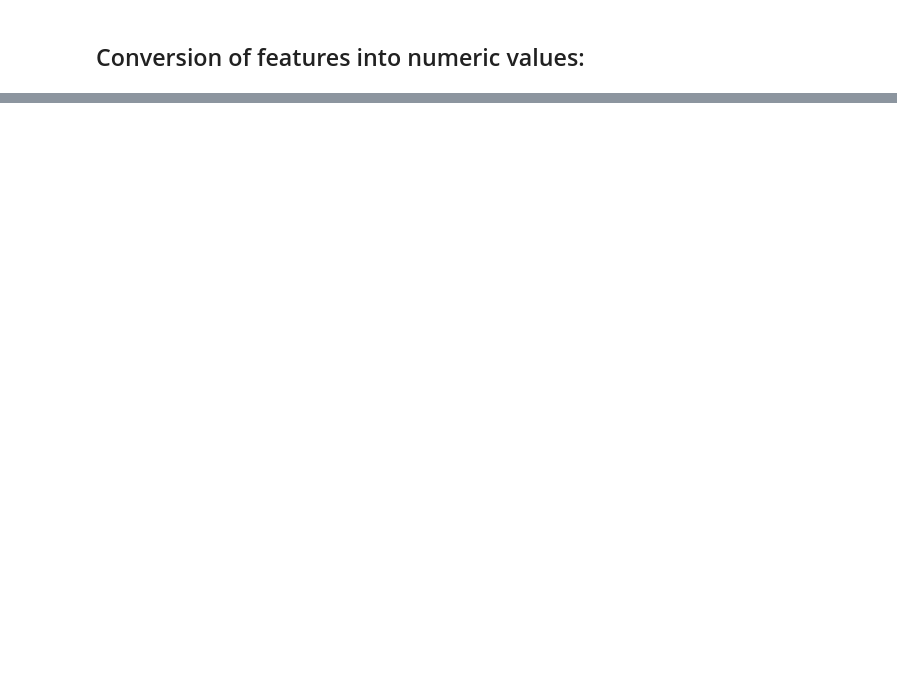
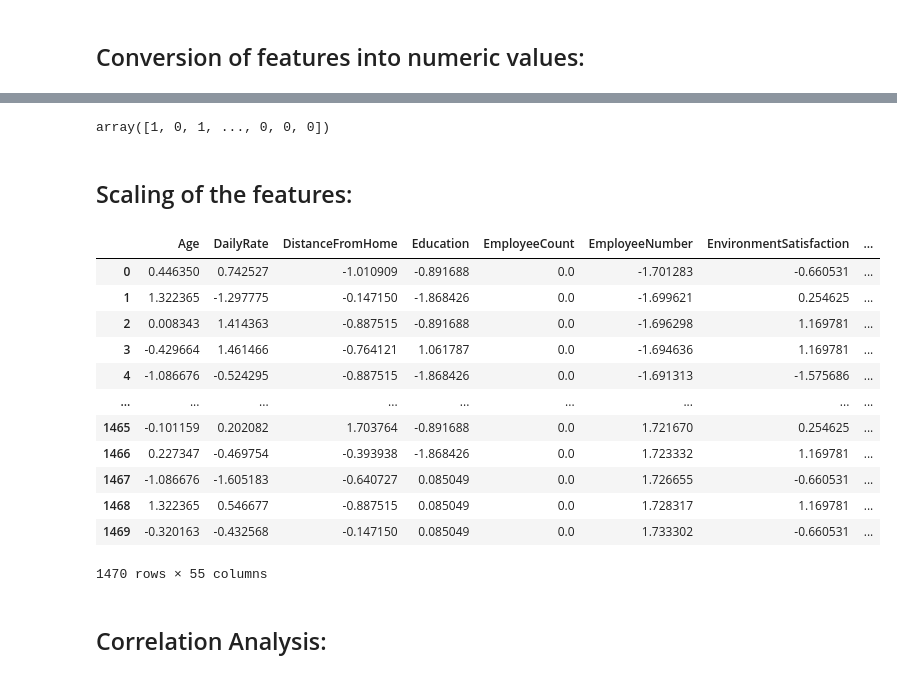
Before and after one commit to NafiuRahman77/CSE-472, a Jupyter notebook: Offline-1/1905077.ipynb, the cells around one changed output, grey strips where cells are left out. Saved outputs shown, nothing was run; the diff lists cells and outputs as text; code cells hidden in the pictures; blank space fills up the shorter version.

```diff
--- a/Offline-1/1905077.ipynb
+++ b/Offline-1/1905077.ipynb
@@ -45,2 +84,19 @@ labels = df['Attrition']
 # %% [markdown]
 ## Conversion of features into numeric values:
+# %%
+# Convert the columns into categorical type
+for col in features.columns:
+    if features[col].dtype == 'object':
+        features[col] = features[col].astype('category')
+
+
+# Perform one hot encoding
+features = pd.get_dummies(features)
+
+# # print how any are one hot encoded columns and how many are not
+# print('Number of one hot encoded columns:', features.shape[1])
+
+one_hot_encoded = [col for col in features.columns if '_' in col]
+not_one_hot_encoded = [col for col in features.columns if col not in one_hot_encoded]
+
+features.head()
@@ -46,0 +111,36 @@ labels = df['Attrition']
+# %%
+# Label encoding for the target column
+from sklearn.preprocessing import LabelEncoder
+le = LabelEncoder()
+labels = le.fit_transform(labels)
+
+labels
+# %% [output]
+array([1, 0, 1, ..., 0, 0, 0])
+# %% [markdown]
+## Scaling of the features:
+# %%
+# scaling the features, except the one hot encoded columns
+from sklearn.preprocessing import StandardScaler, MinMaxScaler
+scaler = StandardScaler()
+features[not_one_hot_encoded] = scaler.fit_transform(features[not_one_hot_encoded])
+
+# scaler = MinMaxScaler()
+# features[not_one_hot_encoded] = scaler.fit_transform(features[not_one_hot_encoded])
+features
+# %% [output]
+|  | Age | DailyRate | DistanceFromHome | Education | EmployeeCount | EmployeeNumber | EnvironmentSatisfaction | ... |
+| 0 | 0.446350 | 0.742527 | -1.010909 | -0.891688 | 0.0 | -1.701283 | -0.660531 | ... |
+| 1 | 1.322365 | -1.297775 | -0.147150 | -1.868426 | 0.0 | -1.699621 | 0.254625 | ... |
+| 2 | 0.008343 | 1.414363 | -0.887515 | -0.891688 | 0.0 | -1.696298 | 1.169781 | ... |
+| 3 | -0.429664 | 1.461466 | -0.764121 | 1.061787 | 0.0 | -1.694636 | 1.169781 | ... |
+| 4 | -1.086676 | -0.524295 | -0.887515 | -1.868426 | 0.0 | -1.691313 | -1.575686 | ... |
+| ... | ... | ... | ... | ... | ... | ... | ... | ... |
+| 1465 | -0.101159 | 0.202082 | 1.703764 | -0.891688 | 0.0 | 1.721670 | 0.254625 | ... |
+| 1466 | 0.227347 | -0.469754 | -0.393938 | -1.868426 | 0.0 | 1.723332 | 1.169781 | ... |
+| 1467 | -1.086676 | -1.605183 | -0.640727 | 0.085049 | 0.0 | 1.726655 | -0.660531 | ... |
+| 1468 | 1.322365 | 0.546677 | -0.887515 | 0.085049 | 0.0 | 1.728317 | 1.169781 | ... |
+| 1469 | -0.320163 | -0.432568 | -0.147150 | 0.085049 | 0.0 | 1.733302 | -0.660531 | ... |
+1470 rows × 55 columns
+# %% [markdown]
+## Correlation Analysis:
```
Also changed, not shown: parts of 8 cells of this notebook.
